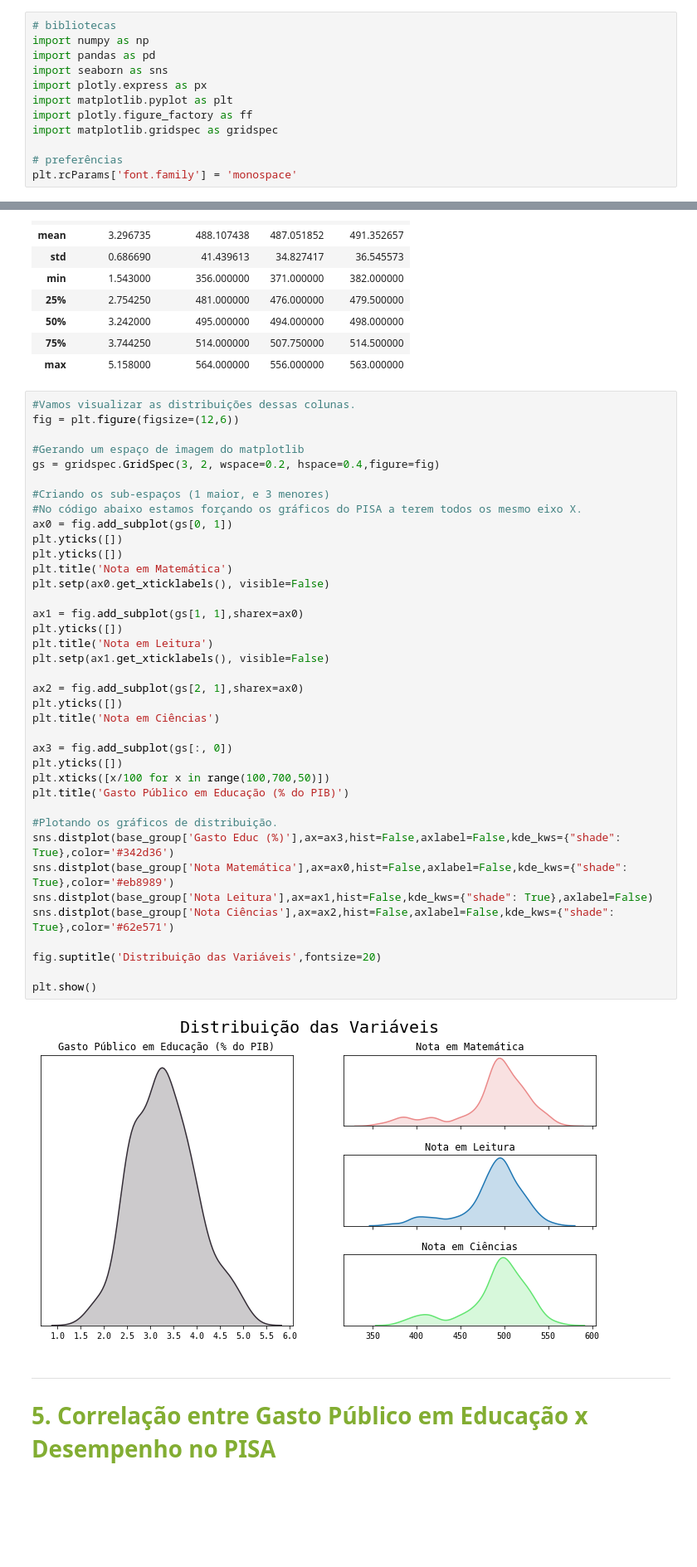
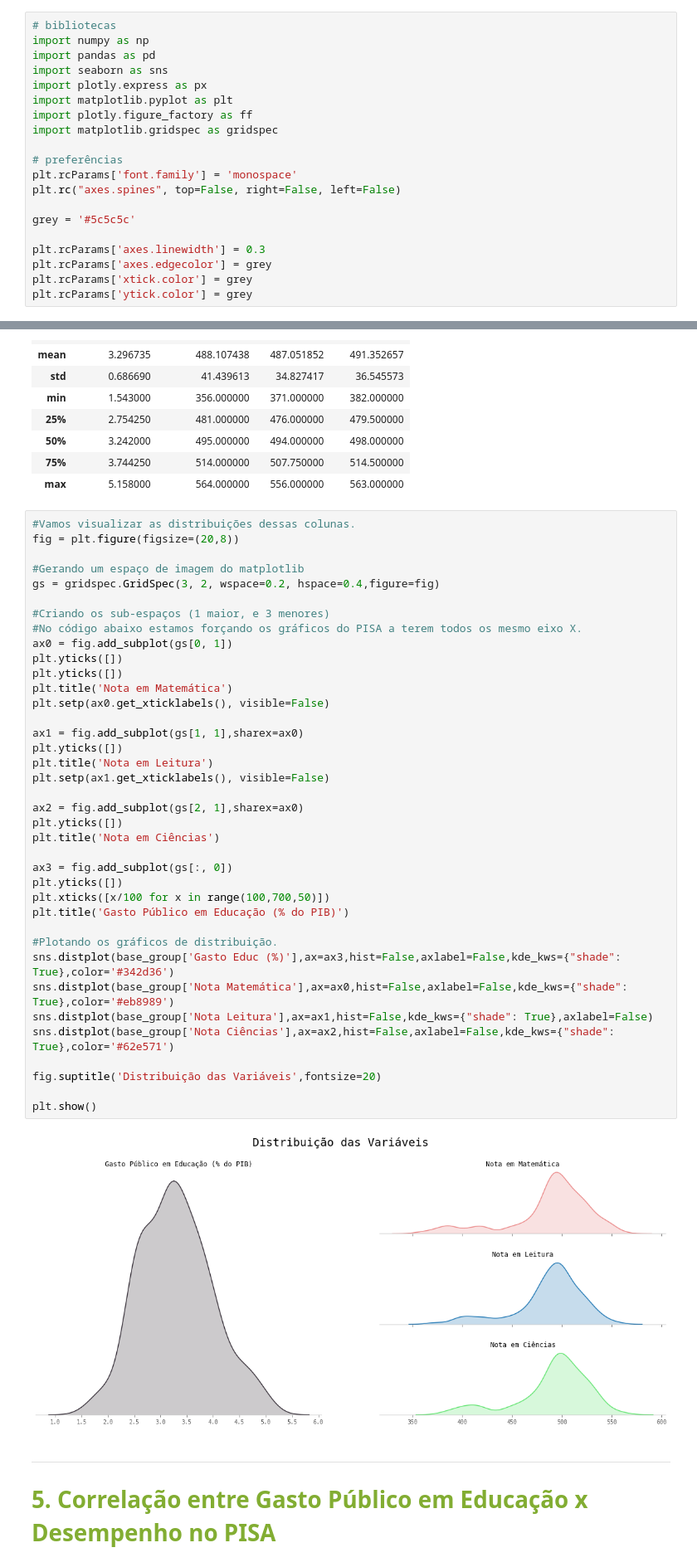
Before and after one commit to kojabawa/exploratory_data_analysis, a Jupyter notebook: EDA/Trabalho Asla.ipynb, the cells around one changed output, grey strips where cells are left out. Shown at 83% size. Saved outputs shown, nothing was run; the diff lists cells and outputs as text; blank space fills up the shorter version.

```diff
--- a/EDA/Trabalho Asla.ipynb
+++ b/EDA/Trabalho Asla.ipynb
@@ -33,6 +33,14 @@ import matplotlib.gridspec as gridspec
 
 # preferências
 plt.rcParams['font.family'] = 'monospace'
+plt.rc("axes.spines", top=False, right=False, left=False)
+
+grey = '#5c5c5c'
+
+plt.rcParams['axes.linewidth'] = 0.3
+plt.rcParams['axes.edgecolor'] = grey
+plt.rcParams['xtick.color'] = grey
+plt.rcParams['ytick.color'] = grey
 # %% [markdown]
 ---
 
@@ -162,7 +170,7 @@ base_group.describe()[['Gasto Educ (%)', 'Nota Matemática', 'Nota Leitura','Not
 | max | 5.158000 | 564.000000 | 556.000000 | 563.000000 |
 # %%
 #Vamos visualizar as distribuições dessas colunas.
-fig = plt.figure(figsize=(12,6))
+fig = plt.figure(figsize=(20,8))
 
 #Gerando um espaço de imagem do matplotlib
 gs = gridspec.GridSpec(3, 2, wspace=0.2, hspace=0.4,figure=fig)
@@ -172,34 +180,34 @@ gs = gridspec.GridSpec(3, 2, wspace=0.2, hspace=0.4,figure=fig)
 ax0 = fig.add_subplot(gs[0, 1])
 plt.yticks([])
 plt.yticks([])
 plt.title('Nota em Matemática')
 plt.setp(ax0.get_xticklabels(), visible=False)
 
 ax1 = fig.add_subplot(gs[1, 1],sharex=ax0)
 plt.yticks([])
 plt.title('Nota em Leitura')
 plt.setp(ax1.get_xticklabels(), visible=False)
 
 ax2 = fig.add_subplot(gs[2, 1],sharex=ax0)
 plt.yticks([])
 plt.title('Nota em Ciências')
 
 ax3 = fig.add_subplot(gs[:, 0])
 plt.yticks([])
 plt.xticks([x/100 for x in range(100,700,50)])
 plt.title('Gasto Público em Educação (% do PIB)')
 
 #Plotando os gráficos de distribuição.
 sns.distplot(base_group['Gasto Educ (%)'],ax=ax3,hist=False,axlabel=False,kde_kws={"shade": True},color='#342d36')
 sns.distplot(base_group['Nota Matemática'],ax=ax0,hist=False,axlabel=False,kde_kws={"shade": True},color='#eb8989')
 sns.distplot(base_group['Nota Leitura'],ax=ax1,hist=False,kde_kws={"shade": True},axlabel=False)
 sns.distplot(base_group['Nota Ciências'],ax=ax2,hist=False,axlabel=False,kde_kws={"shade": True},color='#62e571')
 
 fig.suptitle('Distribuição das Variáveis',fontsize=20)
 
 plt.show()
 # %% [output]
-[figure, old version]
+[figure, new version]
 # %% [markdown]
 ---
 
```
Also changed, not shown: parts of 5 cells of this notebook.
